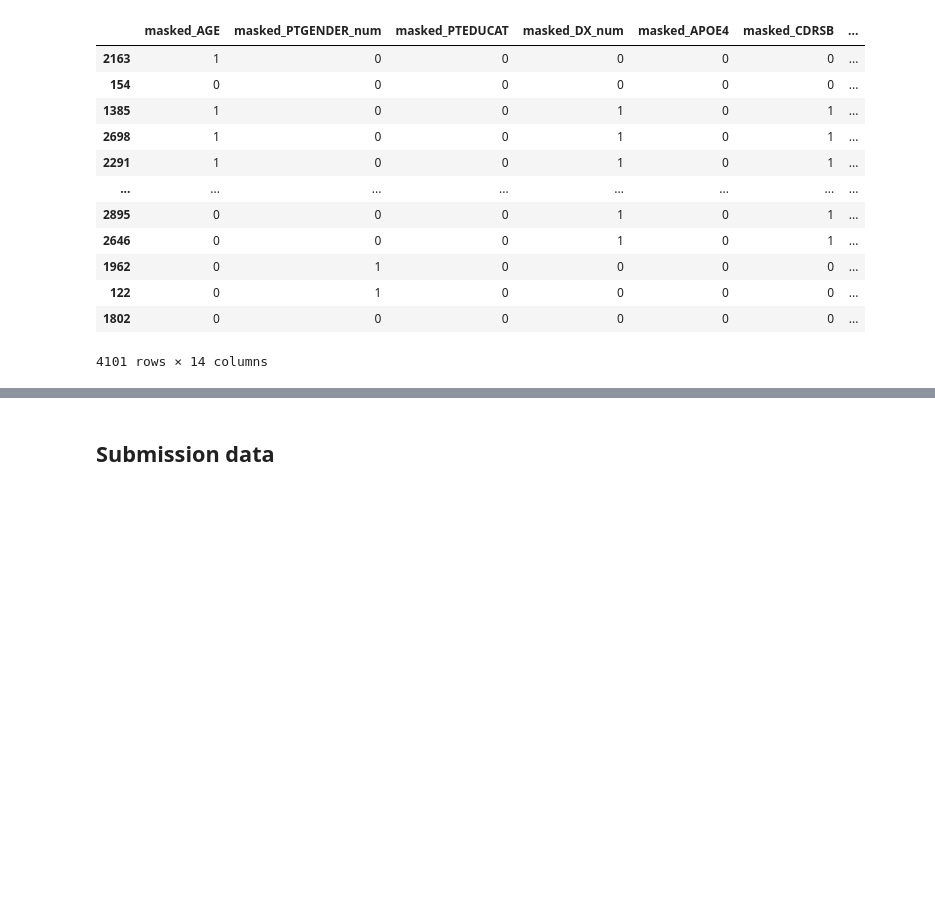
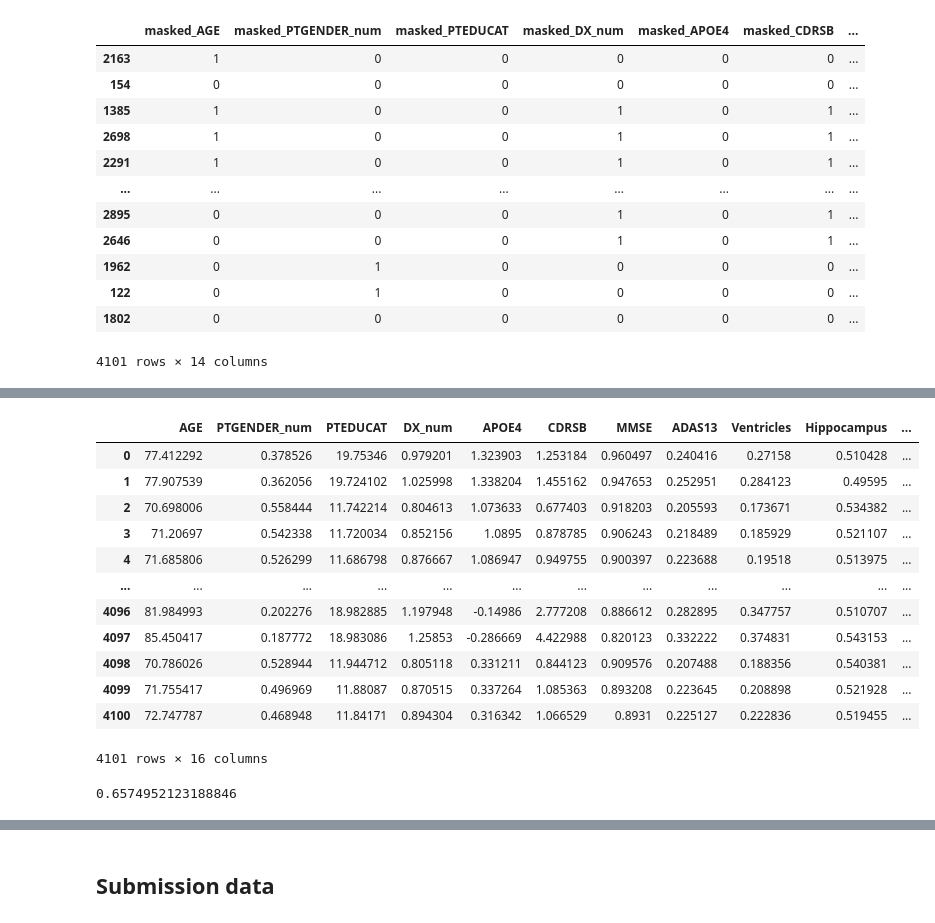
Before and after one commit to bcebere/genentech-404-challenge, a Jupyter notebook: explore_score_take7.ipynb, the cells around one changed output, grey strips where cells are left out. Saved outputs shown, nothing was run; the diff lists cells and outputs as text; code cells hidden in the pictures; blank space fills up the shorter version.

```diff
--- a/explore_score_take7.ipynb
+++ b/explore_score_take7.ipynb
@@ -484,9 +484,7 @@ encoded_dev_1_baseline
 # %%
-dev_miss = pd.concat([encoded_dev_1_baseline, encoded_dev_2_baseline], ignore_index = True)
-dev_mask = pd.concat([dev_1_mask, dev_2_mask], ignore_index = True)
+training_input_1 = pd.concat([dev_1_baseline, dev_1_mask], axis = 1)
+training_input_2 = pd.concat([dev_2_baseline, dev_2_mask], axis = 1)
+training_output = pd.concat([dev_set], ignore_index = True)
 
-training_input = pd.concat([dev_miss, dev_mask], axis = 1)
-training_output = pd.concat([encoded_dev_set_baseline, encoded_dev_set_baseline], ignore_index = True)
-
-training_input
+training_input_1
 # %% [output]
@@ -506,14 +504,20 @@ training_input
 # %%
 from ts_imputer import TimeSeriesImputer, modes
+from sklearn.model_selection import train_test_split
 
-for mode in modes:
-    imputer = TimeSeriesImputer(
-        n_units_in = training_input.shape[-1] - 1, # DROP RID_HASH
-        n_units_out = training_output.shape[-1] - 2,
-        nonlin_out = activation_layout,
-        n_iter = 10,
-        mode = mode,
-    )
+imputer = TimeSeriesImputer(
+    n_units_in = training_input_1.shape[-1] - 1, # DROP RID_HASH
+    n_units_out = training_output.shape[-1] - 2,
+    #nonlin_out = activation_layout,
+    n_iter = 1000,
+    mode = "Transformer",
+)
 
-imputer.fit(training_input, training_output)
+imputer.fit(training_input_1, training_output)
+imputer.fit(training_input_2, training_output)
+imputer.fit(training_input_1, training_output)
+imputer.fit(training_input_2, training_output)
+
+
+preds = imputer.predict(training_input_1)
 # %% [output]
@@ -525,0 +541,35 @@ training_output
+# %%
+preds
+# %% [output]
+|  | AGE | PTGENDER_num | PTEDUCAT | DX_num | APOE4 | CDRSB | MMSE | ADAS13 | Ventricles | Hippocampus | ... |
+| 0 | 77.412292 | 0.378526 | 19.75346 | 0.979201 | 1.323903 | 1.253184 | 0.960497 | 0.240416 | 0.27158 | 0.510428 | ... |
+| 1 | 77.907539 | 0.362056 | 19.724102 | 1.025998 | 1.338204 | 1.455162 | 0.947653 | 0.252951 | 0.284123 | 0.49595 | ... |
+| 2 | 70.698006 | 0.558444 | 11.742214 | 0.804613 | 1.073633 | 0.677403 | 0.918203 | 0.205593 | 0.173671 | 0.534382 | ... |
+| 3 | 71.20697 | 0.542338 | 11.720034 | 0.852156 | 1.0895 | 0.878785 | 0.906243 | 0.218489 | 0.185929 | 0.521107 | ... |
+| 4 | 71.685806 | 0.526299 | 11.686798 | 0.876667 | 1.086947 | 0.949755 | 0.900397 | 0.223688 | 0.19518 | 0.513975 | ... |
+| ... | ... | ... | ... | ... | ... | ... | ... | ... | ... | ... | ... |
+| 4096 | 81.984993 | 0.202276 | 18.982885 | 1.197948 | -0.14986 | 2.777208 | 0.886612 | 0.282895 | 0.347757 | 0.510707 | ... |
+| 4097 | 85.450417 | 0.187772 | 18.983086 | 1.25853 | -0.286669 | 4.422988 | 0.820123 | 0.332222 | 0.374831 | 0.543153 | ... |
+| 4098 | 70.786026 | 0.528944 | 11.944712 | 0.805118 | 0.331211 | 0.844123 | 0.909576 | 0.207488 | 0.188356 | 0.540381 | ... |
+| 4099 | 71.755417 | 0.496969 | 11.88087 | 0.870515 | 0.337264 | 1.085363 | 0.893208 | 0.223645 | 0.208898 | 0.521928 | ... |
+| 4100 | 72.747787 | 0.468948 | 11.84171 | 0.894304 | 0.316342 | 1.066529 | 0.8931 | 0.225127 | 0.222836 | 0.519455 | ... |
+4101 rows × 16 columns
+# %%
+from hyperimpute.utils.benchmarks import RMSE
+
+gt = pd.concat([dev_set,dev_set], ignore_index = True)
+gt = gt.sort_values(["RID_HASH", "VISCODE"])
+gt_mask = pd.concat([dev_1,dev_2], ignore_index = True)
+gt_mask = gt_mask.sort_values(["RID_HASH", "VISCODE"])
+
+imputation_baseline = pd.concat([dev_1_baseline, dev_2_baseline], ignore_index = True)
+imputation_baseline = imputation_baseline.sort_values(["RID_HASH", "VISCODE"])
+imputation_baseline = imputation_baseline.drop(columns = ["RID_HASH", "VISCODE"]).values
+
+RMSE(
+    imputation_baseline,
+    gt.drop(columns = ["RID_HASH", "VISCODE"]).values,
+    gt_mask.drop(columns = ["RID_HASH", "VISCODE"]).values,
+)
+# %% [output]
+0.6574952123188846
```
Also changed, not shown: parts of 5 cells of this notebook, 2 other files.
